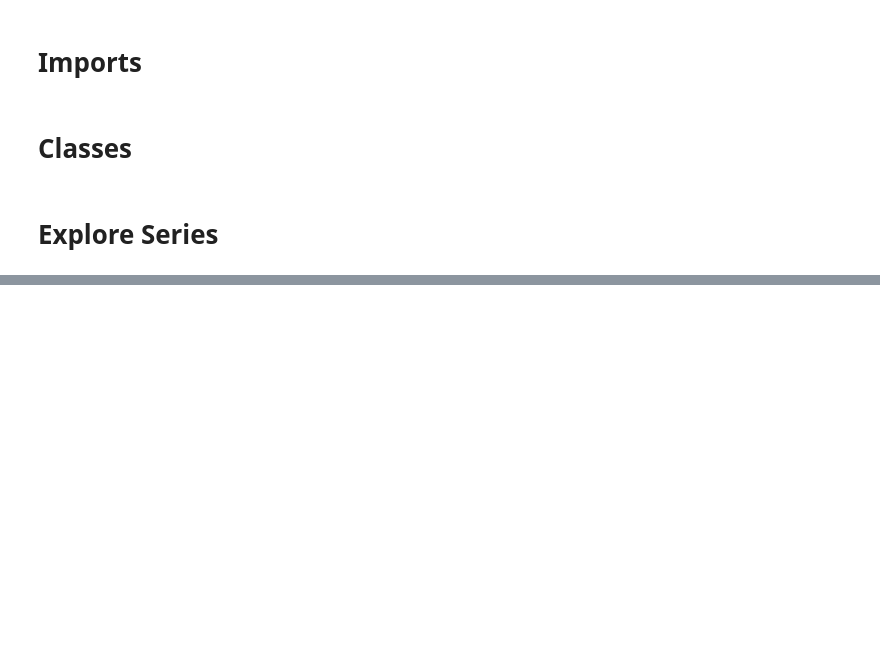
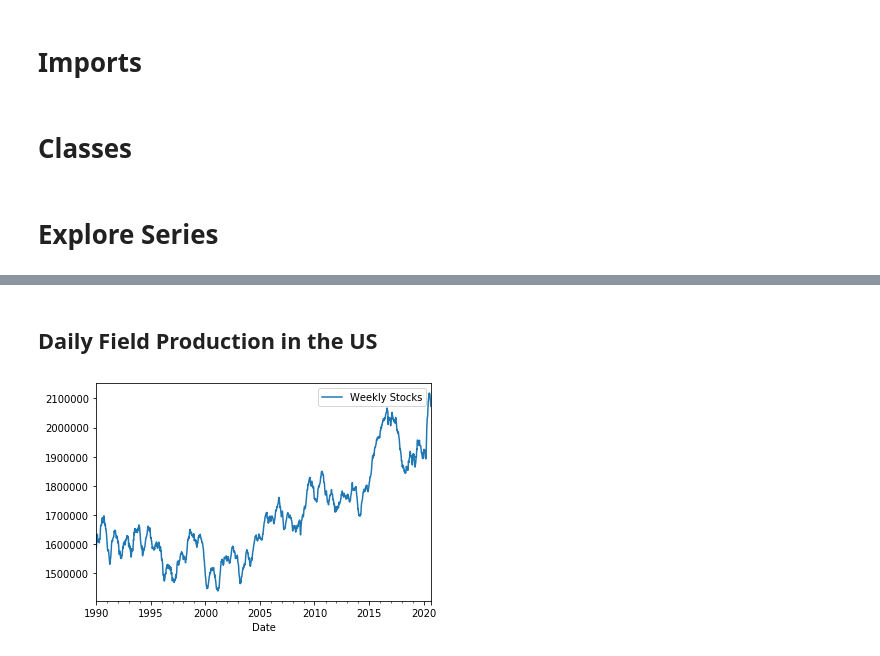
Before and after one commit to UmarsPortfolio/CrudeOilApp, a Jupyter notebook: EIA_Data.ipynb, the cells around one changed output, grey strips where cells are left out. Cells and saved outputs as stored; diff of their text form; code cells hidden in the pictures; blank space fills up the shorter version.

```diff
--- a/EIA_Data.ipynb
+++ b/EIA_Data.ipynb
@@ -77,9 +114,13 @@ class EIA_Series:
+# %% [markdown]
+## Daily Field Production in the US
 # %%
 desc = ''
 
-weekly_stocks = EIA_Series('Weekly Stocks','PET.WTTSTUS1.W')
-weekly_stocks.make_df()
-weekly_stocks.chart()
+daily_production = EIA_Series('Weekly Stocks','PET.WTTSTUS1.W')
+daily_production.make_df()
+daily_production.chart()
+# %% [output]
+[figure, added]
 # %%
 desc = 'US imports of crude oil, monthly'
 
```
Also changed, not shown: parts of 9 cells of this notebook.
